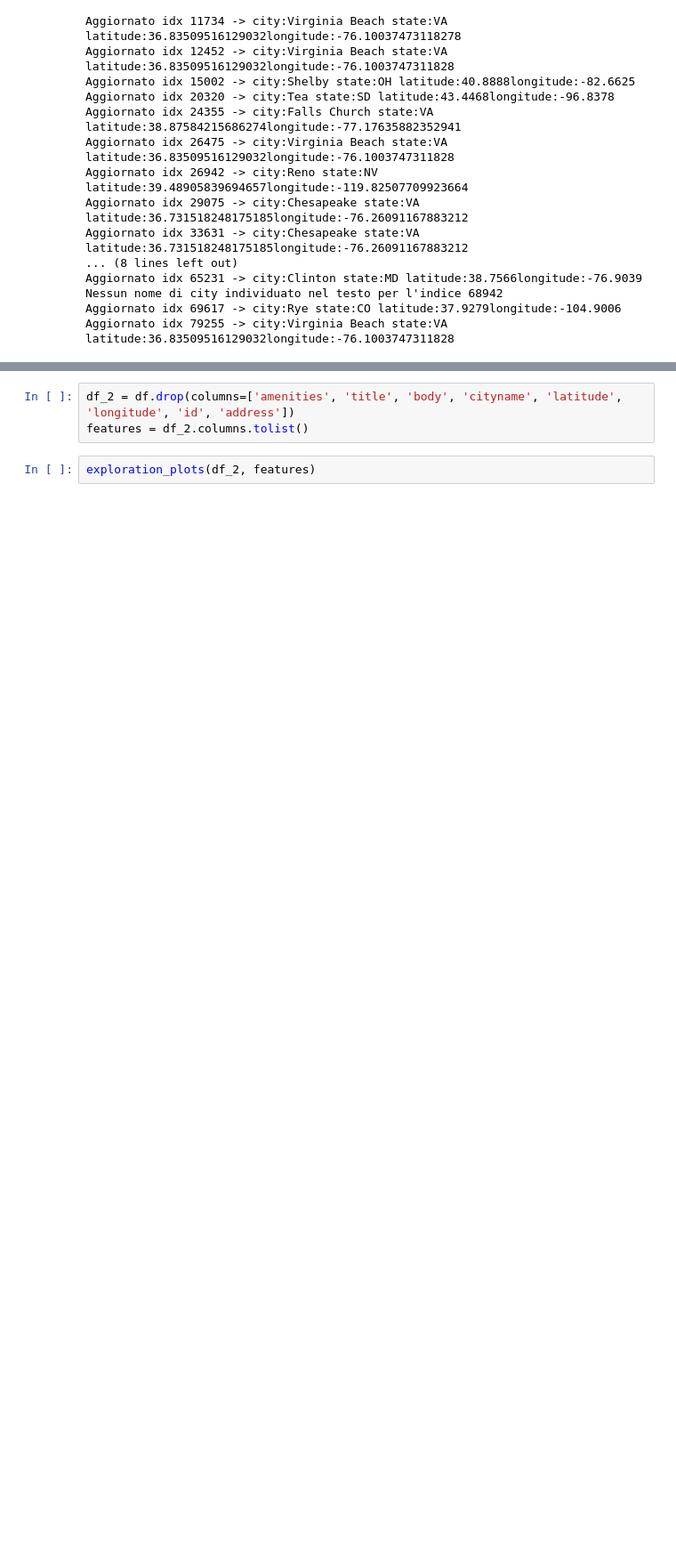
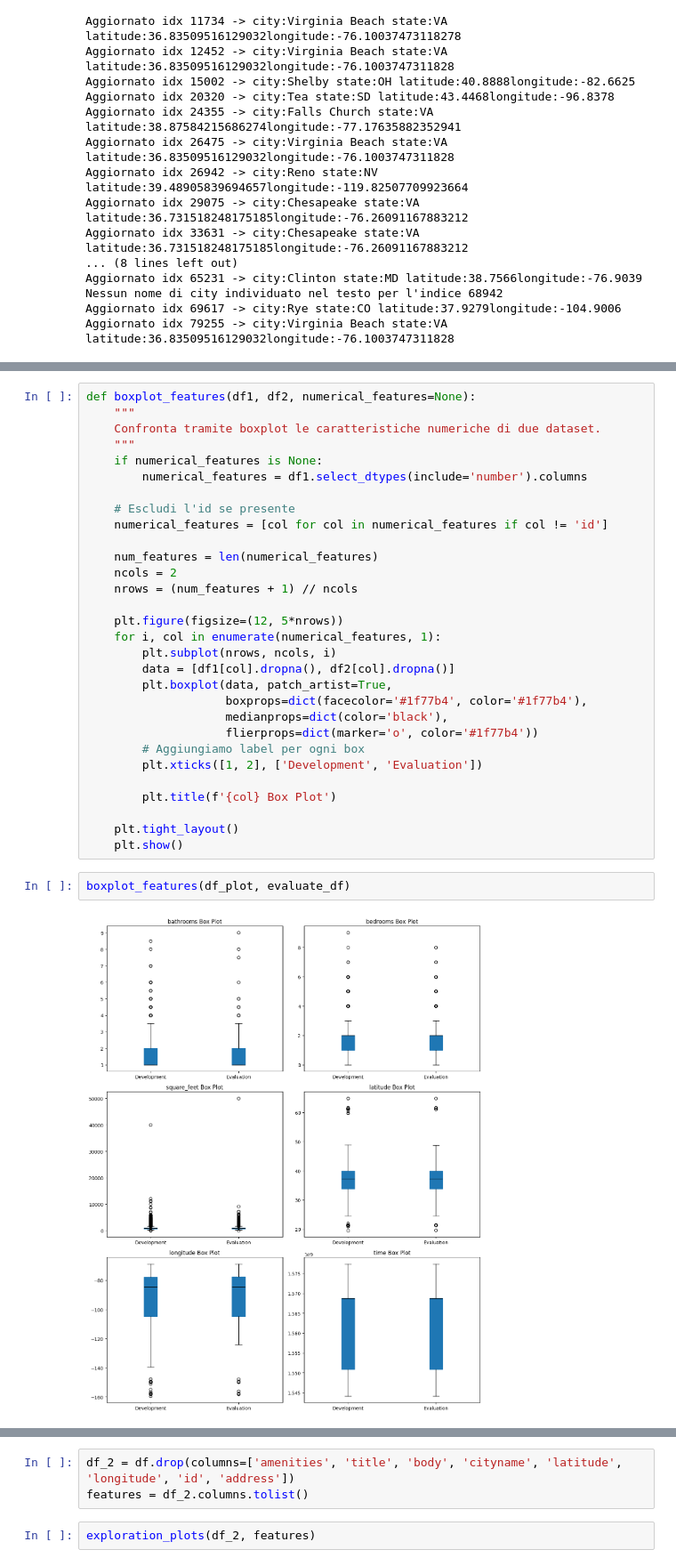
Before and after one commit to giulianaparadiso99/Data-science-lab-process-and-methods, a Jupyter notebook: main2.ipynb, the cells around one changed output, grey strips where cells are left out. Shown: that part at 89% size. Drawn from its saved outputs; the diff is of its cells as text; blank space fills up the shorter version.

```diff
--- a/main2.ipynb
+++ b/main2.ipynb
@@ -227,0 +281,34 @@ stats(evaluate_df)
+# %%
+def boxplot_features(df1, df2, numerical_features=None):
+    """
+    Confronta tramite boxplot le caratteristiche numeriche di due dataset.
+    """
+    if numerical_features is None:
+        numerical_features = df1.select_dtypes(include='number').columns
+
+    # Escludi l'id se presente
+    numerical_features = [col for col in numerical_features if col != 'id']
+
+    num_features = len(numerical_features)
+    ncols = 2
+    nrows = (num_features + 1) // ncols
+
+    plt.figure(figsize=(12, 5*nrows))
+    for i, col in enumerate(numerical_features, 1):
+        plt.subplot(nrows, ncols, i)
+        data = [df1[col].dropna(), df2[col].dropna()]
+        plt.boxplot(data, patch_artist=True,
+                    boxprops=dict(facecolor='#1f77b4', color='#1f77b4'),
+                    medianprops=dict(color='black'),
+                    flierprops=dict(marker='o', color='#1f77b4'))
+        # Aggiungiamo label per ogni box
+        plt.xticks([1, 2], ['Development', 'Evaluation'])
+
+        plt.title(f'{col} Box Plot')
+
+    plt.tight_layout()
+    plt.show()
+# %%
+boxplot_features(df_plot, evaluate_df)
+# %% [output]
+[figure, added]
```
Also changed, not shown: parts of 9 cells of this notebook.
